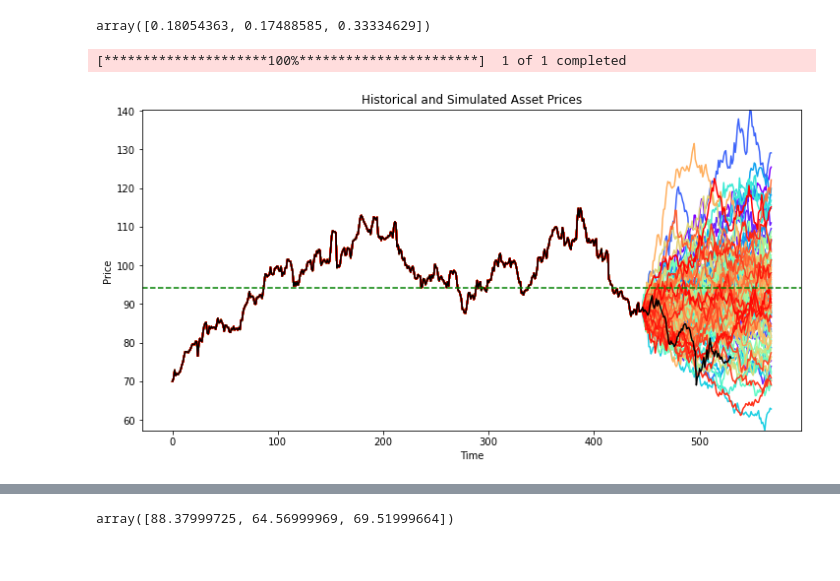
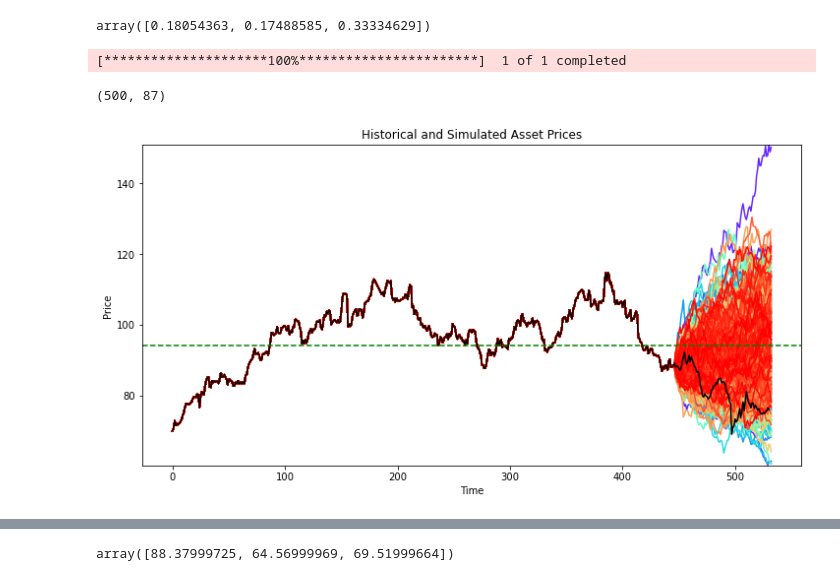
Before and after one commit to tengyaolong2000/simtech, a Jupyter notebook: sim_tech_finance.ipynb, the cells around one changed output, grey strips where cells are left out. Saved outputs shown, nothing was run; the diff lists cells and outputs as text; code cells hidden in the pictures.

```diff
--- a/sim_tech_finance.ipynb
+++ b/sim_tech_finance.ipynb
@@ -230,4 +230,4 @@ array([[ 0.01051751,  0.01215134, -0.00852101],
 d0 = datetime.date(2024, 6, 28)
 d1 = datetime.date(2024, 10, 28)
 m = (d1 - d0).days
-m
+m = 86 #87 biz days
@@ -300,42 +298,91 @@ def SimMultiGBMexact(S0, v, Sigma, Deltat):
         S[:, j] = S[:, j - 1] * np.exp(Z[j - 1, :])
     return S
 
+def SimMultiGBMexactAV(S0, v, Sigma, Deltat):
+    """
+    Simulate paths of a multivariate Geometric Brownian Motion (GBM).
+
+    Parameters:
+    - S0: Initial asset prices (array)
+    - v: Drift vector (array)
+    - Sigma: Covariance matrix (2D array)
+    - Deltat: Time increment
+    - T: Total time
+
+    Returns:
+    - S: Simulated asset prices (2D array)
+    """
+    p = len(S0)          # Number of assets
+    S = np.zeros((p, m + 1))
+    Stilde = np.zeros((p, m + 1))
+    S[:, 0] = S0
+    Stilde[:, 0] = S0
+    Z = np.random.multivariate_normal(v * Deltat, Sigma * Deltat, m)
+
+    for j in range(1, m + 1):
+        S[:, j] = S[:, j - 1] * np.exp(Z[j - 1, :])
+        Stilde[:, j] = Stilde[:, j - 1] * np.exp(-Z[j - 1, :])
+
+
+    return S, Stilde
+
+
+
 # Simulation parameters
-Nsim = 100
+Nsim = 500
 #T = 1.25
 dt = 1/252
 S0 = bmp_prices[-1, :]  # Last observed prices
 
 # Initialize matrices to store simulated paths
 S1 = np.zeros((Nsim, m + 1))
 S2 = np.zeros((Nsim, m + 1))
 S3 = np.zeros((Nsim, m + 1))
 
 #np.random.seed(4518)  # Set seed for reproducibility
+AV=False
+if not AV:
+# Simulate paths
+    for i in range(Nsim):
+        S = SimMultiGBMexact(S0, v, Sigma, dt)
+        S1[i, :] = S[0, :]
+        S2[i, :] = S[1, :]
+        S3[i, :] = S[2, :]
 
-# Simulate paths
-for i in range(Nsim):
-    S = SimMultiGBMexact(S0, v, Sigma, dt)
-    S1[i, :] = S[0, :]
-    S2[i, :] = S[1, :]
-    S3[i, :] = S[2, :]
+else:
 
+    S1 = np.zeros((Nsim*2, m + 1))
+    S2 = np.zeros((Nsim*2, m + 1))
+    S3 = np.zeros((Nsim*2, m + 1))
+
+    for i in range(0,Nsim*2,2):
+        S, Stilde = SimMultiGBMexactAV(S0, v, Sigma, dt)
+        S1[i, :] = S[0, :]
+        S1[i+1, :] = Stilde[0, :]
+        S2[i, :] = S[1, :]
+        S2[i+1, :] = Stilde[1, :]
+        S3[i, :] = S[2, :]
+        S3[i+1, :] = Stilde[2, :]
+
+print(S3.shape)
 # Combine historical and simulated data for the first asset
-HistS1 = np.tile(bmp_prices[:, 0], (Nsim, 1))
+k=2 if AV else 1
+HistS1 = np.tile(bmp_prices[:, 0], (Nsim*k, 1))
 wholeS1 = np.hstack((HistS1, S1))
 
 #Plot real data of BMW from 2022-09-30 to 2024-10-28
 start_date_real= datetime.datetime.strptime('2022-09-30', '%Y-%m-%d')
 end_date_real = datetime.datetime.strptime('2024-10-28', '%Y-%m-%d')  #1 aug to 31 October
 # Specify the ticker for BMW (BMW.DE for Frankfurt Stock Exchange)
 BMW_ticker = 'BMW.DE'
 
 # Download historical data for BMW
 bmw_data_real = yf.download(BMW_ticker, start=start_date_real, end=end_date_real)
 # Visualize the paths
 Visualize(wholeS1, bmw_data_real['Close'], barrier_levels[0], early_redemption_level[0])
 # %% [output]
 [*********************100%***********************]  1 of 1 completed
+(500, 87)
-[figure, old version]
+[figure, new version]
 # %%
 # Combine historical and simulated data for the first asset
```
Also changed, not shown: parts of 20 cells of this notebook.
